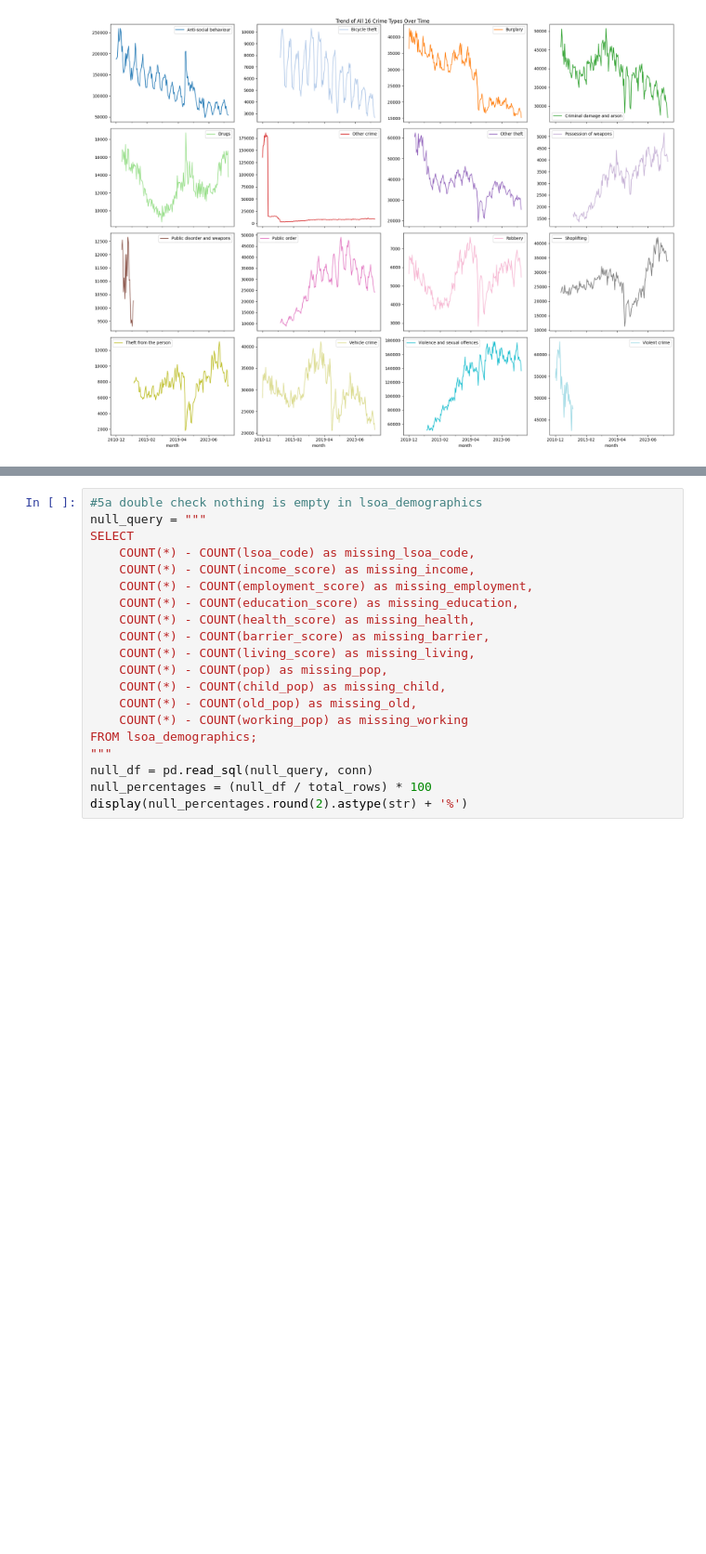
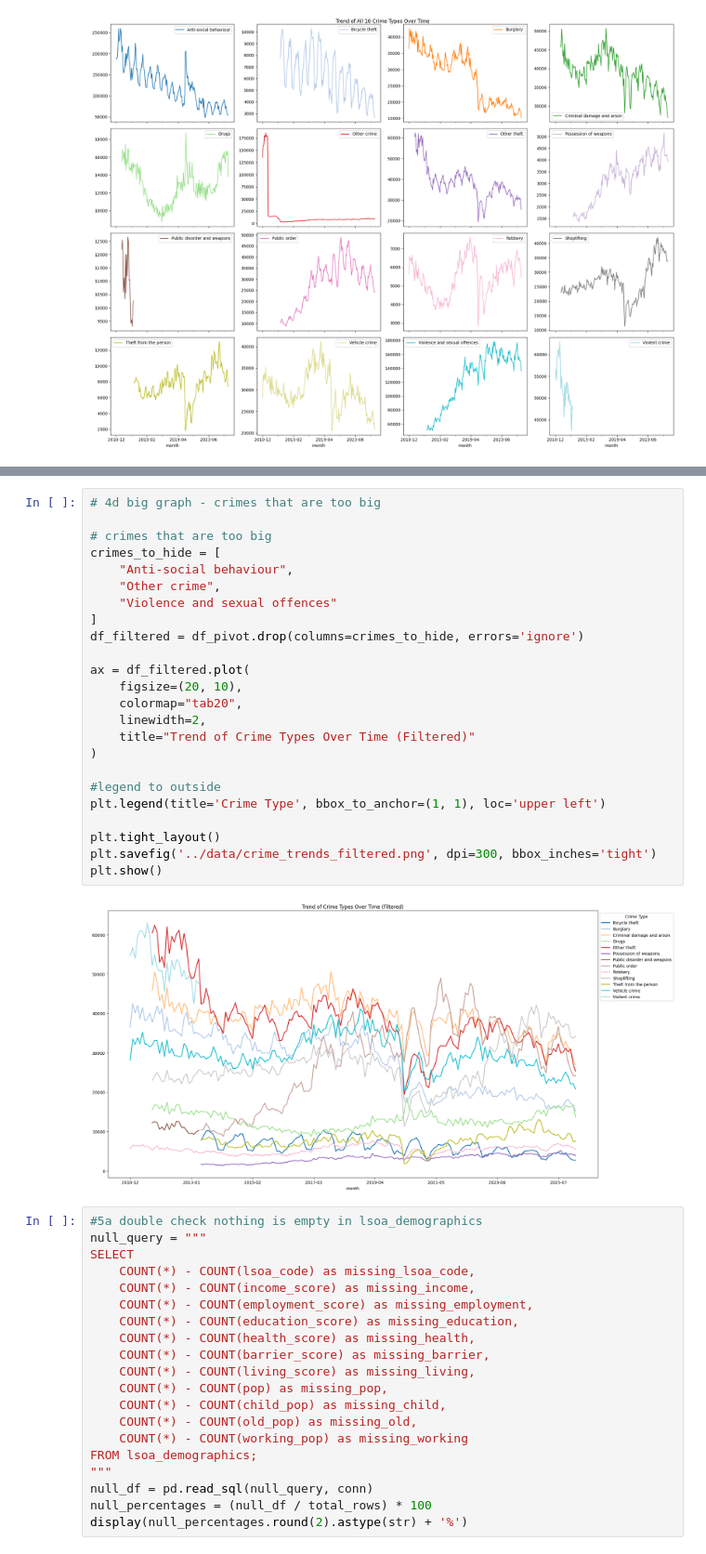
Before and after one commit to catherinekasia/G8-4CBLW020, a Jupyter notebook: data_pipeline/02_clean_database.ipynb, the cells around one changed output, grey strips where cells are left out. Shown at 93% size. Cells and saved outputs as stored; diff of their text form; blank space fills up the shorter version.

```diff
--- a/data_pipeline/02_clean_database.ipynb
+++ b/data_pipeline/02_clean_database.ipynb
@@ -290,3 +307,29 @@ plt.show()
+# %%
+# 4d big graph - crimes that are too big
+
+# crimes that are too big
+crimes_to_hide = [
+    "Anti-social behaviour",
+    "Other crime",
+    "Violence and sexual offences"
+]
+df_filtered = df_pivot.drop(columns=crimes_to_hide, errors='ignore')
+
+ax = df_filtered.plot(
+    figsize=(20, 10),
+    colormap="tab20",
+    linewidth=2,
+    title="Trend of Crime Types Over Time (Filtered)"
+)
+
+#legend to outside
+plt.legend(title='Crime Type', bbox_to_anchor=(1, 1), loc='upper left')
+
+plt.tight_layout()
+plt.savefig('../data/crime_trends_filtered.png', dpi=300, bbox_inches='tight')
+plt.show()
+# %% [output]
+[figure, added]
 # %%
 #5a double check nothing is empty in lsoa_demographics
 null_query = """
```
Also changed, not shown: parts of 3 cells of this notebook.
